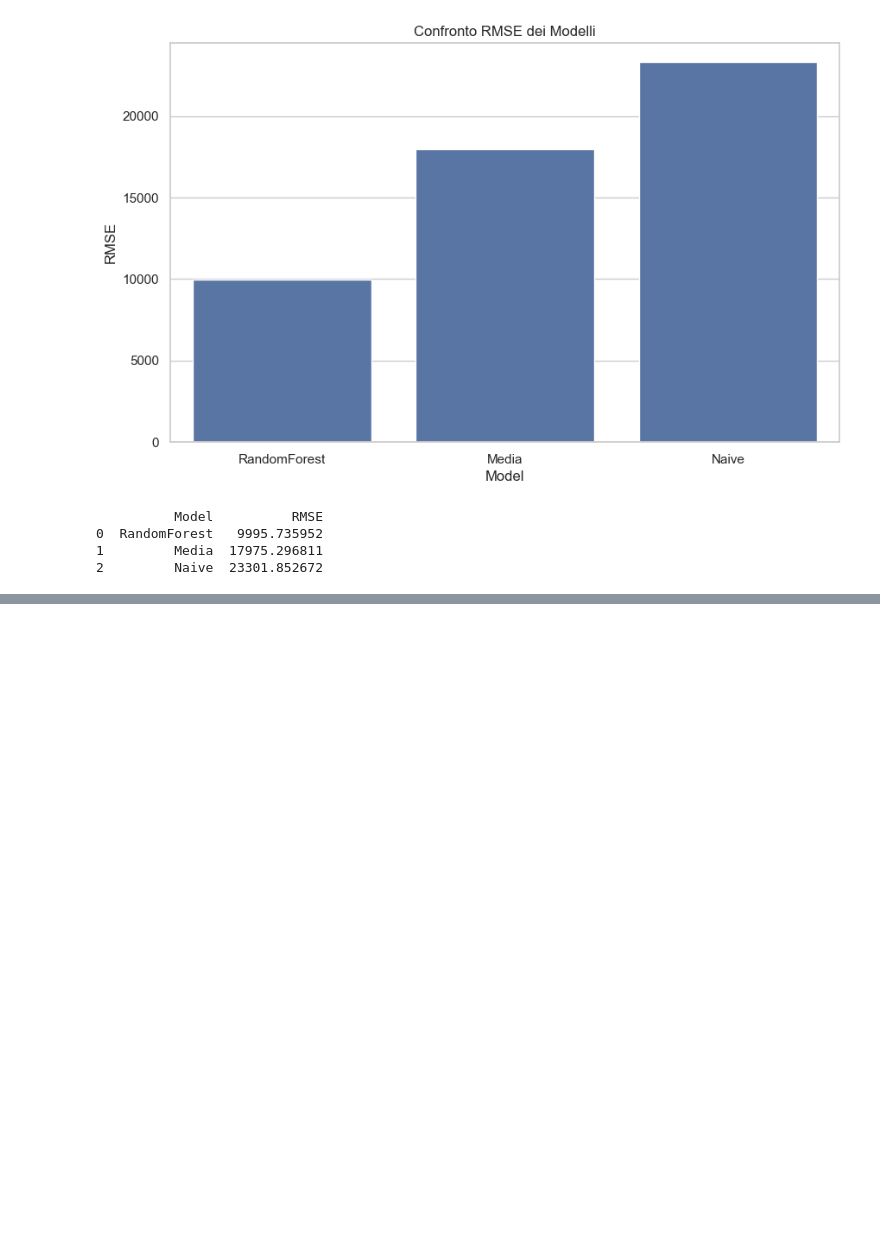
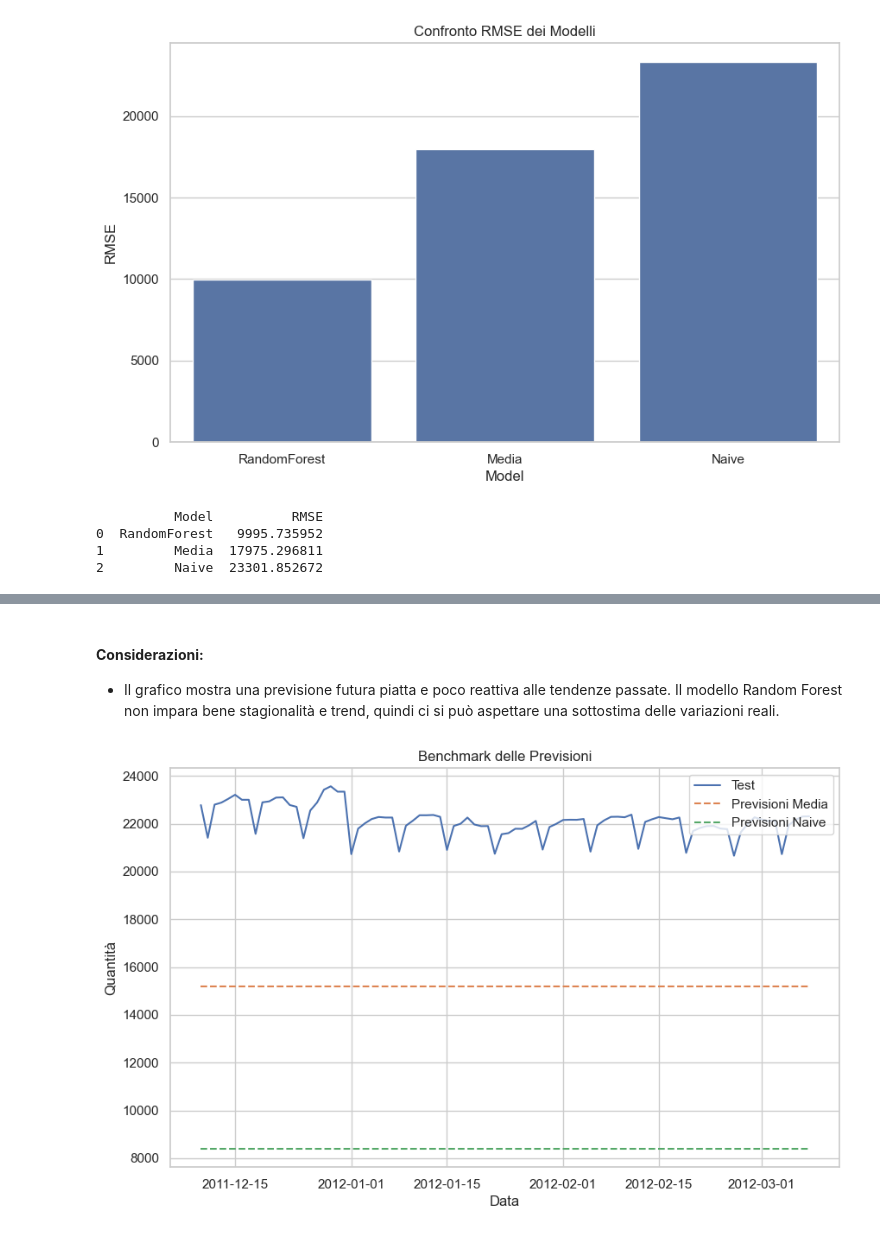
Before and after one commit to alessandrobrunoh/Progetto-Big-Data, a Jupyter notebook: notebook.ipynb, the cells around one changed output, grey strips where cells are left out. Cells and saved outputs as stored; diff of their text form; code cells hidden in the pictures; blank space fills up the shorter version.

```diff
--- a/notebook.ipynb
+++ b/notebook.ipynb
@@ -805,28 +796,3 @@ plot_forecast(train, test, forecast)
 <ul>
     <li>Il grafico mostra l'andamento delle vendite con una forte variabilità, evidenziando un aumento verso la fine del periodo analizzato. Il modello Random Forest prevede bene le tendenze a breve termine ma fatica a catturare i picchi improvvisi.</li>
 </ul>
-# %%
-# Future predictions with RandomForest
-future_steps = 90
-last_date = df_daily.index[-1]
-future_dates = pd.date_range(start=last_date, periods=future_steps + 1, inclusive='right')
-future_features = pd.DataFrame({
-    'Date': future_dates,
-    'Day': future_dates.day,
-    'Month': future_dates.month,
-    'Year': future_dates.year,
-    'DayOfWeek': future_dates.dayofweek,
-    'Quantity': [df_daily['Quantity'].iloc[-1]] * len(future_dates)  # Initialize with the last known Quantity value
-})
-future_features.set_index('Date', inplace=True)
-future_features = add_lag_features(future_features)
-future_features = add_rolling_means(future_features)
-future_features = add_diff_features(future_features)
-# Fill NaN values with the mean of the respective columns
-future_features_filled = future_features.fillna(future_features.mean())
-future_features_scaled = scaler.transform(future_features_filled.drop(columns=['Quantity']))  # Drop 'Quantity' before scaling
-
-future_forecast = best_model.predict(future_features_scaled)
-future_forecast = pd.DataFrame(future_forecast, index=future_features.index, columns=['Quantity'])
-
-plot_future_forecast(df_daily, future_forecast)
@@ -902,0 +897,18 @@ Lavori futuri: Suggerisci possibili sviluppi futuri del tuo lavoro. Ci sono espe
+# %% [markdown]
+<h4><b>Considerazioni:</b></h4>
+<ul>
+    <li>Il grafico mostra una previsione futura piatta e poco reattiva alle tendenze passate. Il modello Random Forest non impara bene stagionalità e trend, quindi ci si può aspettare una sottostima delle variazioni reali.</li>
+</ul>
+# %%
+# Benchmarks
+media_train = y_train.mean()
+previsioni_media = np.full(len(future_forecast), media_train)
+rmse_media = np.sqrt(mean_squared_error(future_forecast['Quantity'], previsioni_media))
+
+ultimo_valore_train = y_train.iloc[-1]
+previsioni_naive = np.full(len(future_forecast), ultimo_valore_train)
+rmse_naive = np.sqrt(mean_squared_error(future_forecast['Quantity'], previsioni_naive))
+
+plot_benchmarks(future_forecast, previsioni_media, previsioni_naive)
+# %% [output]
+[figure, added]
```
Also changed, not shown: parts of 16 cells of this notebook.
